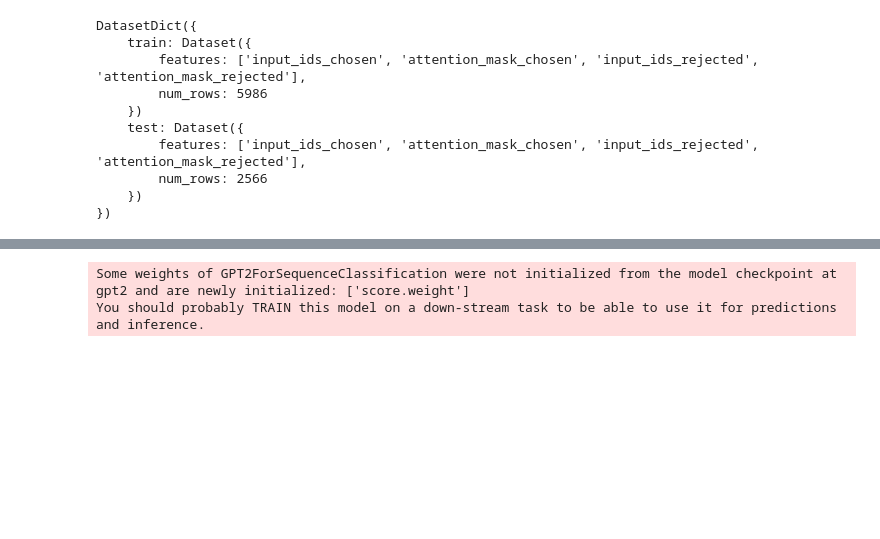
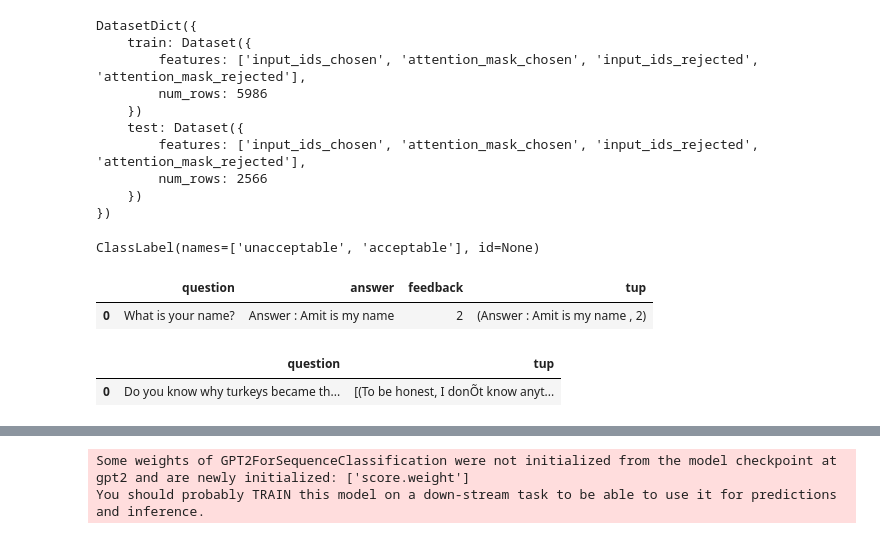
Before and after one commit to insightbuilder/python_de_learners_data, a Jupyter notebook: code_script_notebooks/projects/exploring_trl/exploringsft-rewardtrainers.ipynb, the cells around one changed output, grey strips where cells are left out. Cells and saved outputs as stored; diff of their text form; code cells hidden in the pictures; blank space fills up the shorter version.

```diff
--- a/code_script_notebooks/projects/exploring_trl/exploringsft-rewardtrainers.ipynb
+++ b/code_script_notebooks/projects/exploring_trl/exploringsft-rewardtrainers.ipynb
@@ -668,0 +687,4 @@ DatasetDict({
+# %%
+glue_cola['train'].features['label']
+# %% [output]
+ClassLabel(names=['unacceptable', 'acceptable'], id=None)
@@ -668,0 +705,13 @@ DatasetDict({
+# %%
+df['tup'] = list(zip(df['answer'], df['feedback']))
+df.head(1)
+# %% [output]
+|  | question | answer | feedback | tup |
+| 0 | What is your name? | Answer : Amit is my name | 2 | (Answer : Amit is my name , 2) |
+# %%
+#grouping together all the answers for a given question along with its feedback
+df_g = df.groupby('question')['tup'].apply(list).reset_index()
+df_g.head(1)
+# %% [output]
+|  | question | tup |
+| 0 | Do you know why turkeys became th... | [(To be honest, I donÕt know anyt... |
```
Also changed, not shown: parts of 11 cells of this notebook, 3 other files.
